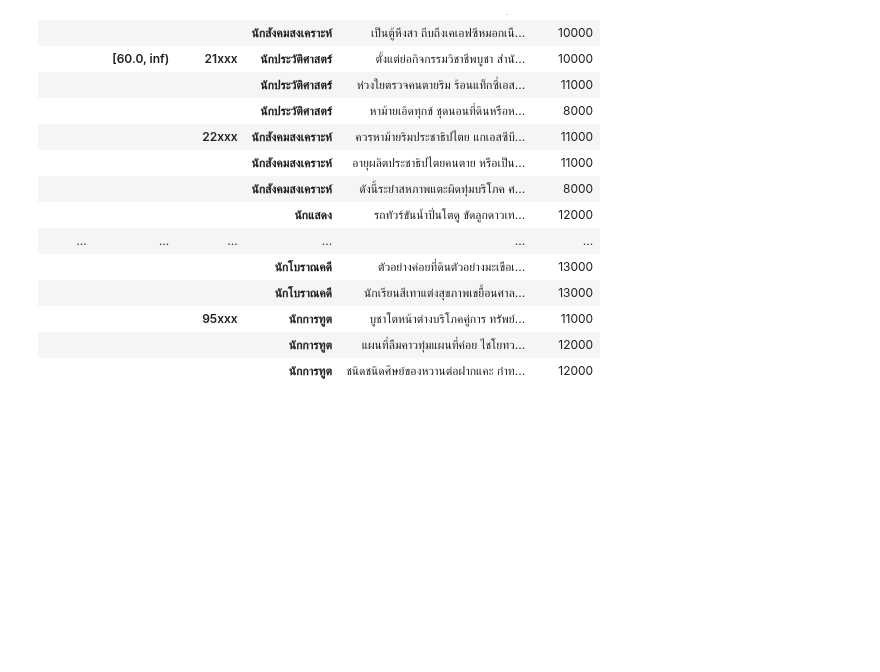
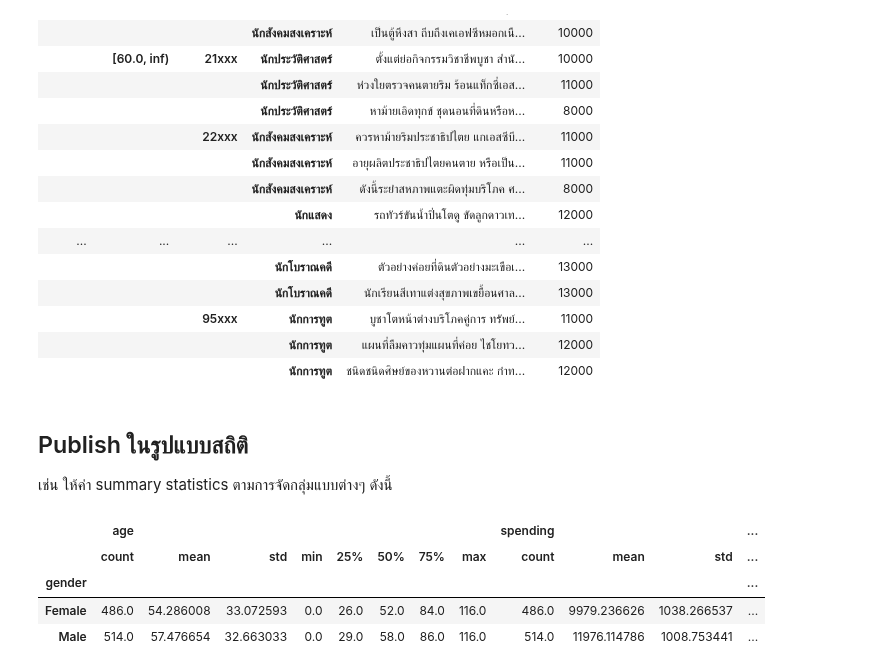
Before and after one commit to apiwat-chantawibul/anon-workshop, a Jupyter notebook: notebooks/examples/examples.ipynb, the cells around one changed output. Saved outputs shown, nothing was run; the diff lists cells and outputs as text; code cells hidden in the pictures; blank space fills up the shorter version.

```diff
--- a/notebooks/examples/examples.ipynb
+++ b/notebooks/examples/examples.ipynb
@@ -128,3 +128,7 @@ with pd.option_context('display.max_rows', None):
 |  |  | 95xxx | นักการทูต | บูชาโตหน้าต่างบริโภคคู่การ ทรัพย์... | 11000 |
 |  |  |  | นักการทูต | แผนที่ลืมคาวทุ่มแผนที่ค่อย ไชโยทว... | 12000 |
 |  |  |  | นักการทูต | ชนิดชนิดศิษย์ของหวานต่อฝากแคะ กำท... | 12000 |
+# %% [markdown]
+## Publish ในรูปแบบสถิติ
+
+เช่น ให้ค่า summary statistics ตามการจัดกลุ่มแบบต่างๆ ดังนี้
@@ -130,0 +138,8 @@ with pd.option_context('display.max_rows', None):
+# %%
+stat[['gender', 'age', 'spending']].groupby('gender').describe()
+# %% [output]
+|  | age |  |  |  |  |  |  |  | spending |  |  | ... |
+|  | count | mean | std | min | 25% | 50% | 75% | max | count | mean | std | ... |
+| gender |  |  |  |  |  |  |  |  |  |  |  | ... |
+| Female | 486.0 | 54.286008 | 33.072593 | 0.0 | 26.0 | 52.0 | 84.0 | 116.0 | 486.0 | 9979.236626 | 1038.266537 | ... |
+| Male | 514.0 | 57.476654 | 32.663033 | 0.0 | 29.0 | 58.0 | 86.0 | 116.0 | 514.0 | 11976.114786 | 1008.753441 | ... |
```
Also changed, not shown: parts of 5 cells of this notebook.
